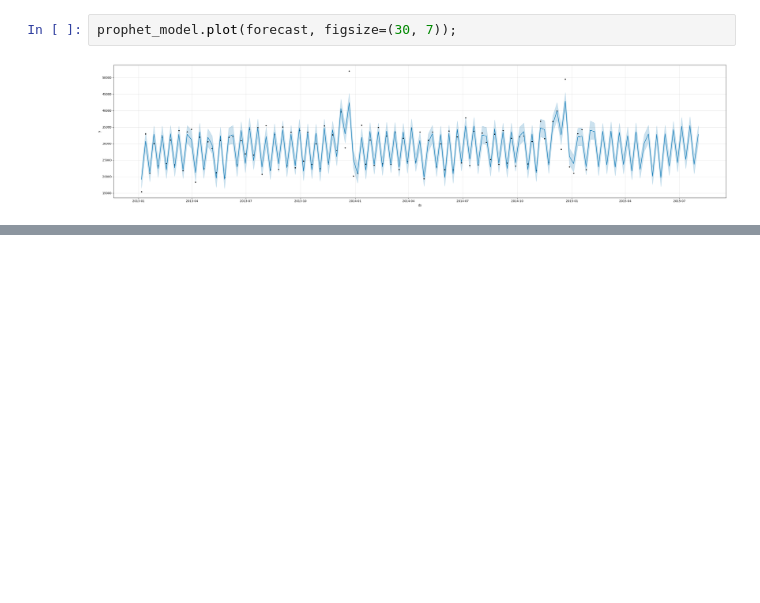
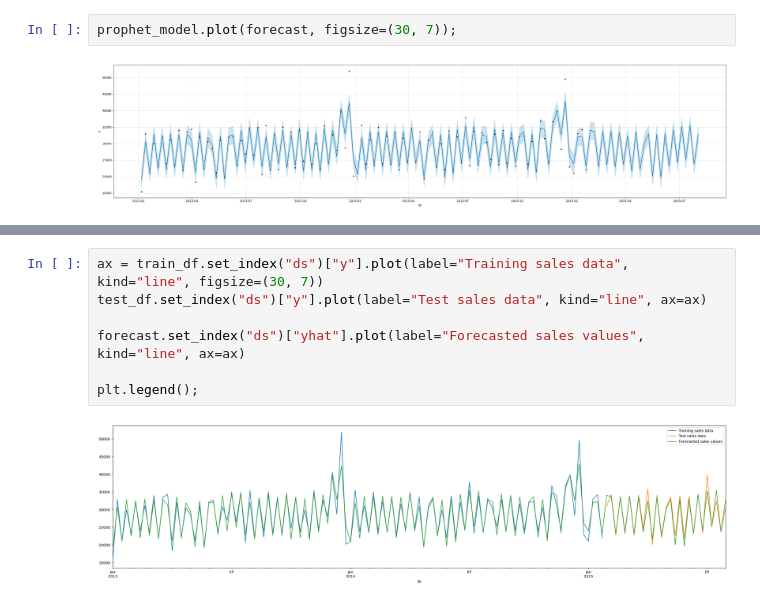
Before and after one commit to TheCamilovisk/RossmannSalesForecasting, a Jupyter notebook: Prophet_model.ipynb, the cells around one changed output, grey strips where cells are left out. Cells and saved outputs as stored; diff of their text form; blank space fills up the shorter version.

```diff
--- a/Prophet_model.ipynb
+++ b/Prophet_model.ipynb
@@ -348,0 +290,9 @@ By analysing the plot we can conclude:
+# %%
+ax = train_df.set_index("ds")["y"].plot(label="Training sales data", kind="line", figsize=(30, 7))
+test_df.set_index("ds")["y"].plot(label="Test sales data", kind="line", ax=ax)
+
+forecast.set_index("ds")["yhat"].plot(label="Forecasted sales values", kind="line", ax=ax)
+
+plt.legend();
+# %% [output]
+[figure, added]
```
Also changed, not shown: parts of 9 cells of this notebook.
